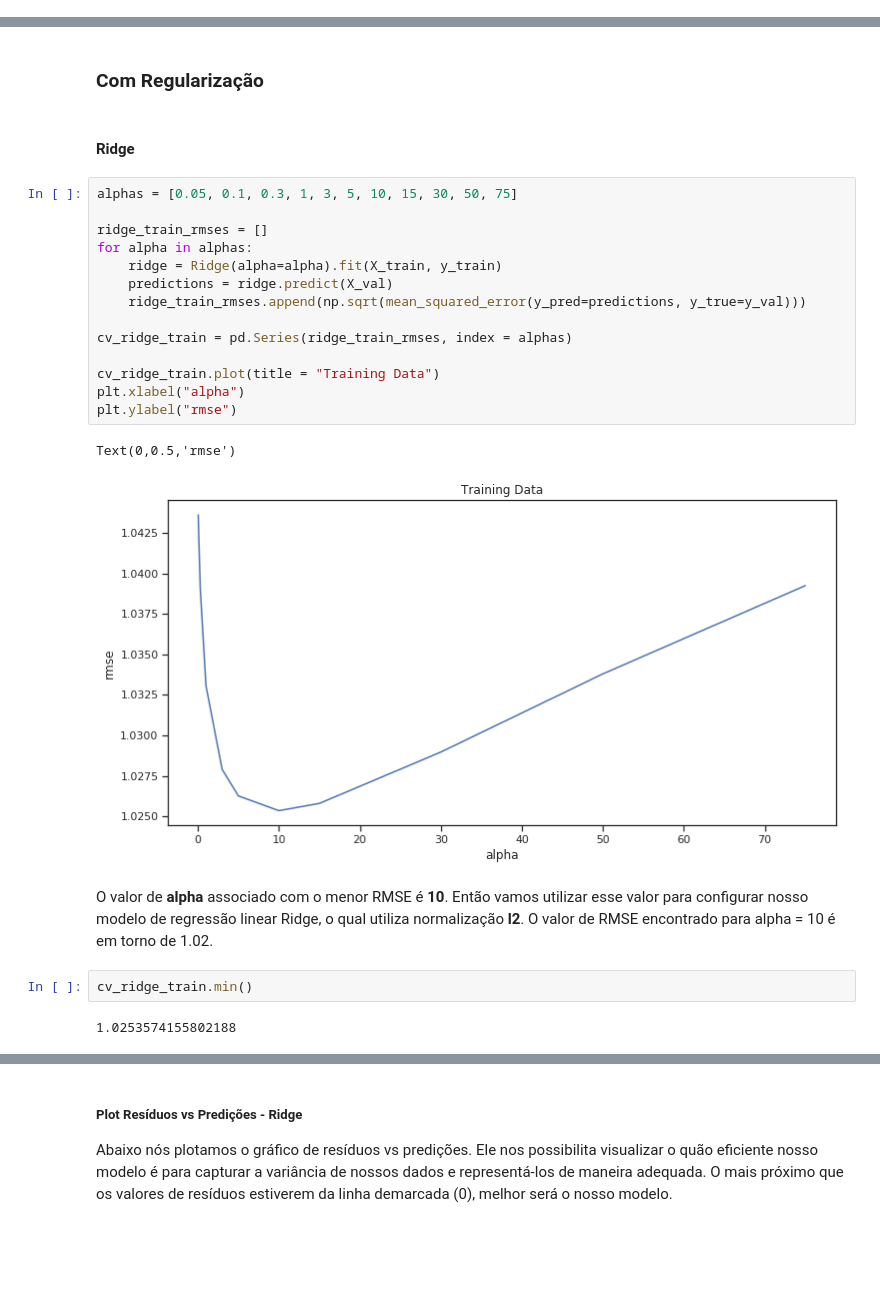
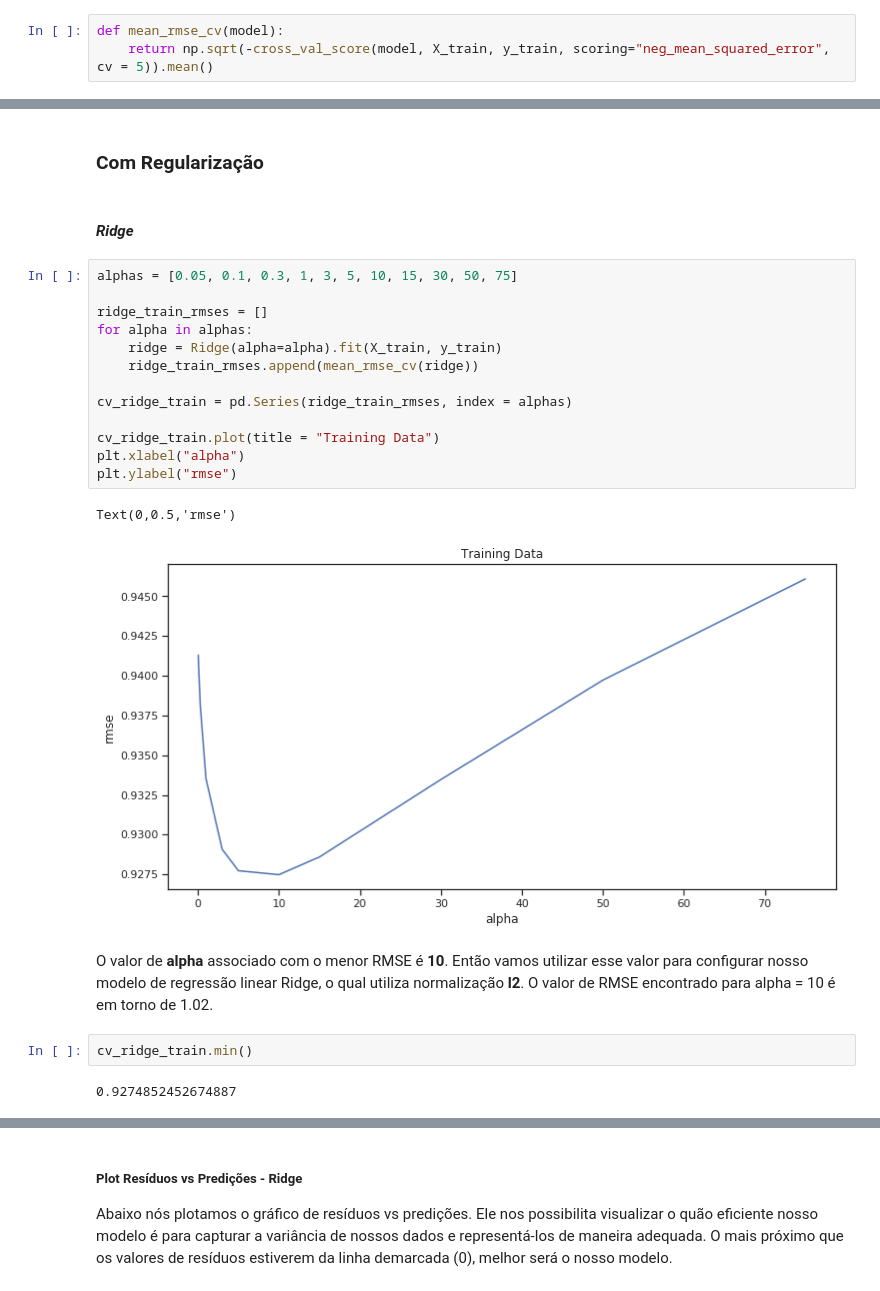
Before and after one commit to guilhermemg/ml-mestrado, a Jupyter notebook: notebooks/assignment-3.ipynb, the cells around one changed output, grey strips where cells are left out. Saved outputs shown, nothing was run; the diff lists cells and outputs as text; blank space fills up the shorter version.

```diff
--- a/notebooks/assignment-3.ipynb
+++ b/notebooks/assignment-3.ipynb
@@ -454,3 +461,6 @@ y_val = candidates_val['votos']
+# %%
+def mean_rmse_cv(model):
+    return np.sqrt(-cross_val_score(model, X_train, y_train, scoring="neg_mean_squared_error", cv = 5)).mean()
 # %% [markdown]
 ### Sem Regularização
 # %%
@@ -485,30 +495,29 @@ Como vemos, nosso modelo feito com um Linear Regressor sem regularização não
 # %% [markdown]
 ### Com Regularização
 # %% [markdown]
-#### Ridge
+#### **_Ridge_**
 # %%
 alphas = [0.05, 0.1, 0.3, 1, 3, 5, 10, 15, 30, 50, 75]
 
 ridge_train_rmses = []
 for alpha in alphas:
     ridge = Ridge(alpha=alpha).fit(X_train, y_train)
-    predictions = ridge.predict(X_val)
-    ridge_train_rmses.append(np.sqrt(mean_squared_error(y_pred=predictions, y_true=y_val)))
+    ridge_train_rmses.append(mean_rmse_cv(ridge))
 
 cv_ridge_train = pd.Series(ridge_train_rmses, index = alphas)
 
 cv_ridge_train.plot(title = "Training Data")
 plt.xlabel("alpha")
 plt.ylabel("rmse")
 # %% [output]
 Text(0,0.5,'rmse')
-[figure, old version]
+[figure, new version]
 # %% [markdown]
 O valor de **alpha** associado com o menor RMSE é **10**. Então vamos utilizar esse valor para configurar nosso modelo de regressão linear Ridge, o qual utiliza normalização **l2**. O valor de RMSE encontrado para alpha = 10 é em torno de 1.02.
 # %%
 cv_ridge_train.min()
 # %% [output]
-1.0253574155802188
+0.9274852452674887
 # %%
 ridge = Ridge(alpha = 10).fit(X_train, y_train)
 predictions = ridge.predict(X_val)
```
Also changed, not shown: parts of 48 cells of this notebook.
